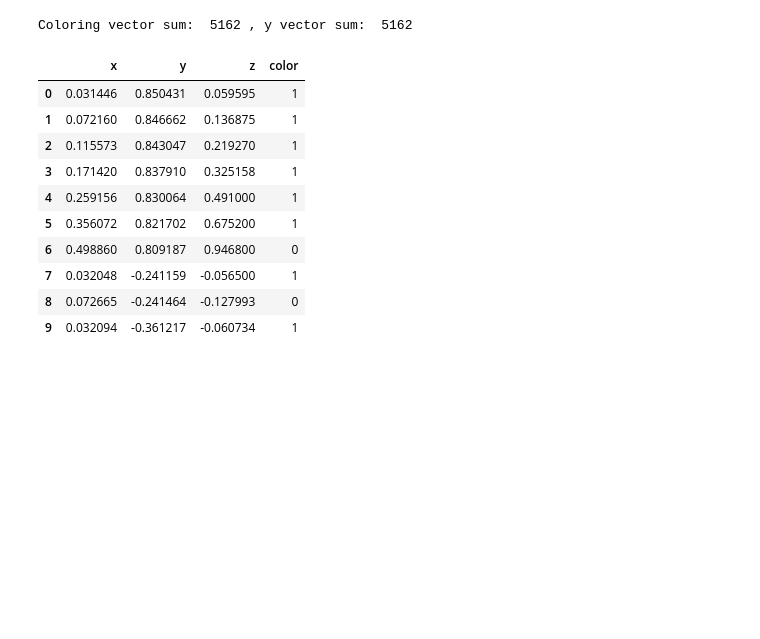
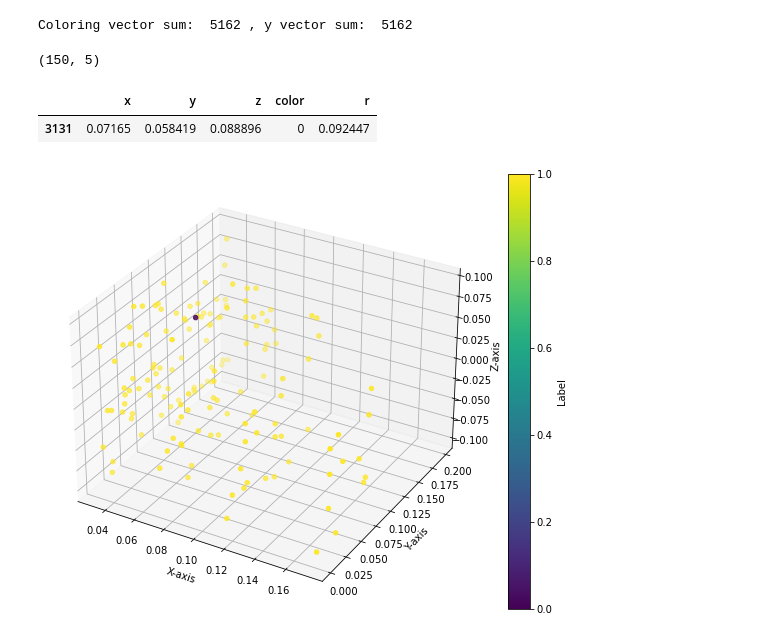
Before and after one commit to jihwanoh123/particle_trajectory, a Jupyter notebook: util_.ipynb, the cells around one changed output. Saved outputs shown, nothing was run; the diff lists cells and outputs as text; code cells hidden in the pictures; blank space fills up the shorter version.

Commit message:
Data points reduced, graphics included

```diff
--- a/util_.ipynb
+++ b/util_.ipynb
@@ -103,18 +144,17 @@ Performing  6000 -th iteration...
 print("Coloring vector sum: ",coloring.sum(), ", y vector sum: ",y.sum())
 # %% [output]
 Coloring vector sum:  5162 , y vector sum:  5162
-# %%
-X_color = color_df(X,coloring)
-X_color.head(10)
-# %% [output]
-|  | x | y | z | color |
-| 0 | 0.031446 | 0.850431 | 0.059595 | 1 |
-| 1 | 0.072160 | 0.846662 | 0.136875 | 1 |
-| 2 | 0.115573 | 0.843047 | 0.219270 | 1 |
-| 3 | 0.171420 | 0.837910 | 0.325158 | 1 |
-| 4 | 0.259156 | 0.830064 | 0.491000 | 1 |
-| 5 | 0.356072 | 0.821702 | 0.675200 | 1 |
-| 6 | 0.498860 | 0.809187 | 0.946800 | 0 |
-| 7 | 0.032048 | -0.241159 | -0.056500 | 1 |
-| 8 | 0.072665 | -0.241464 | -0.127993 | 0 |
-| 9 | 0.032094 | -0.361217 | -0.060734 | 1 |
+# %%
+X_color = color_df_red(X,coloring)
+X_color.shape
+# %% [output]
+(150, 5)
+# %%
+X_color[X_color['color']==0]
+# %% [output]
+|  | x | y | z | color | r |
+| 3131 | 0.07165 | 0.058419 | 0.088896 | 0 | 0.092447 |
+# %%
+plot3d(X_color,'color')
+# %% [output]
+[figure, added]
```
Also changed, not shown: parts of 2 cells of this notebook.
